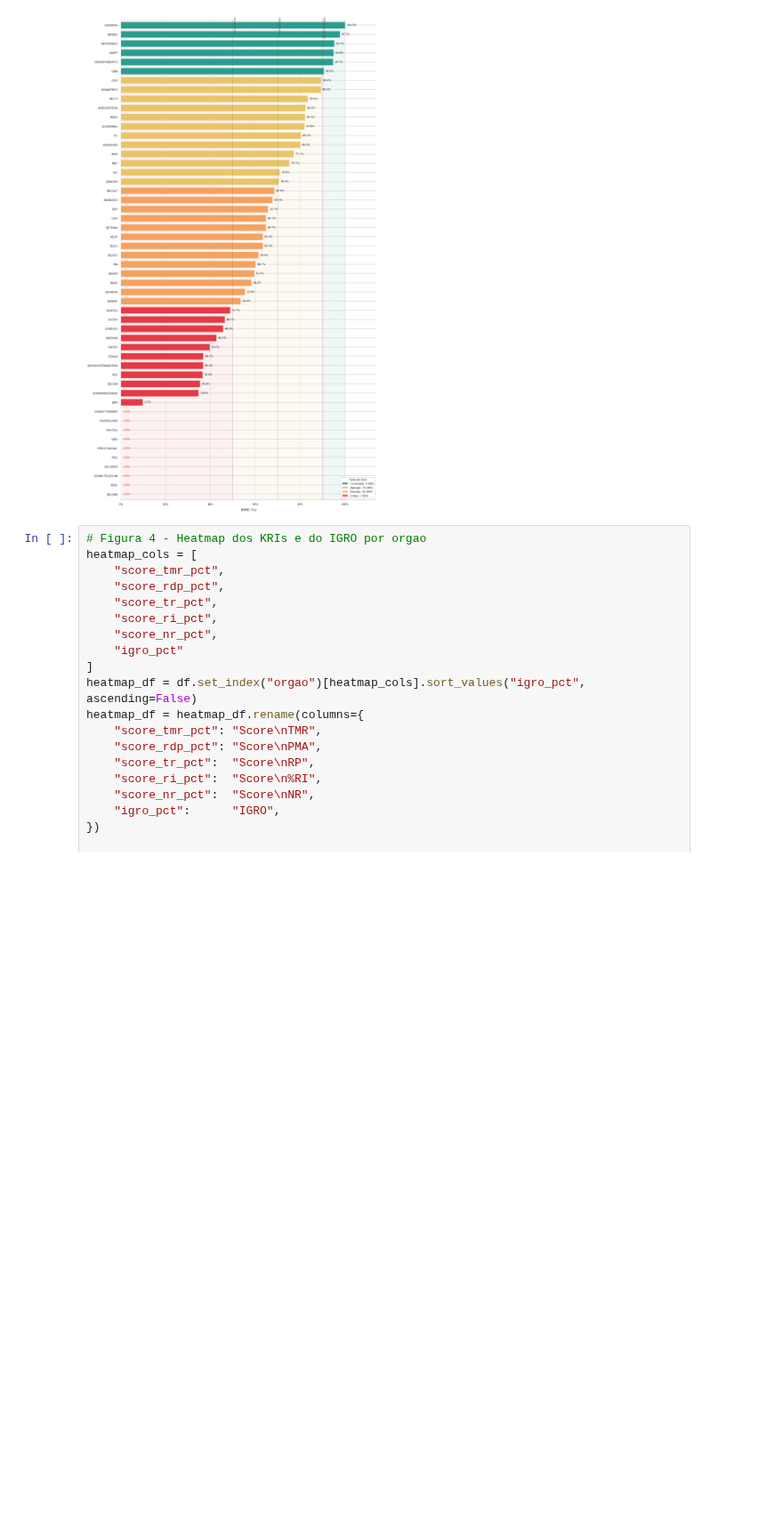
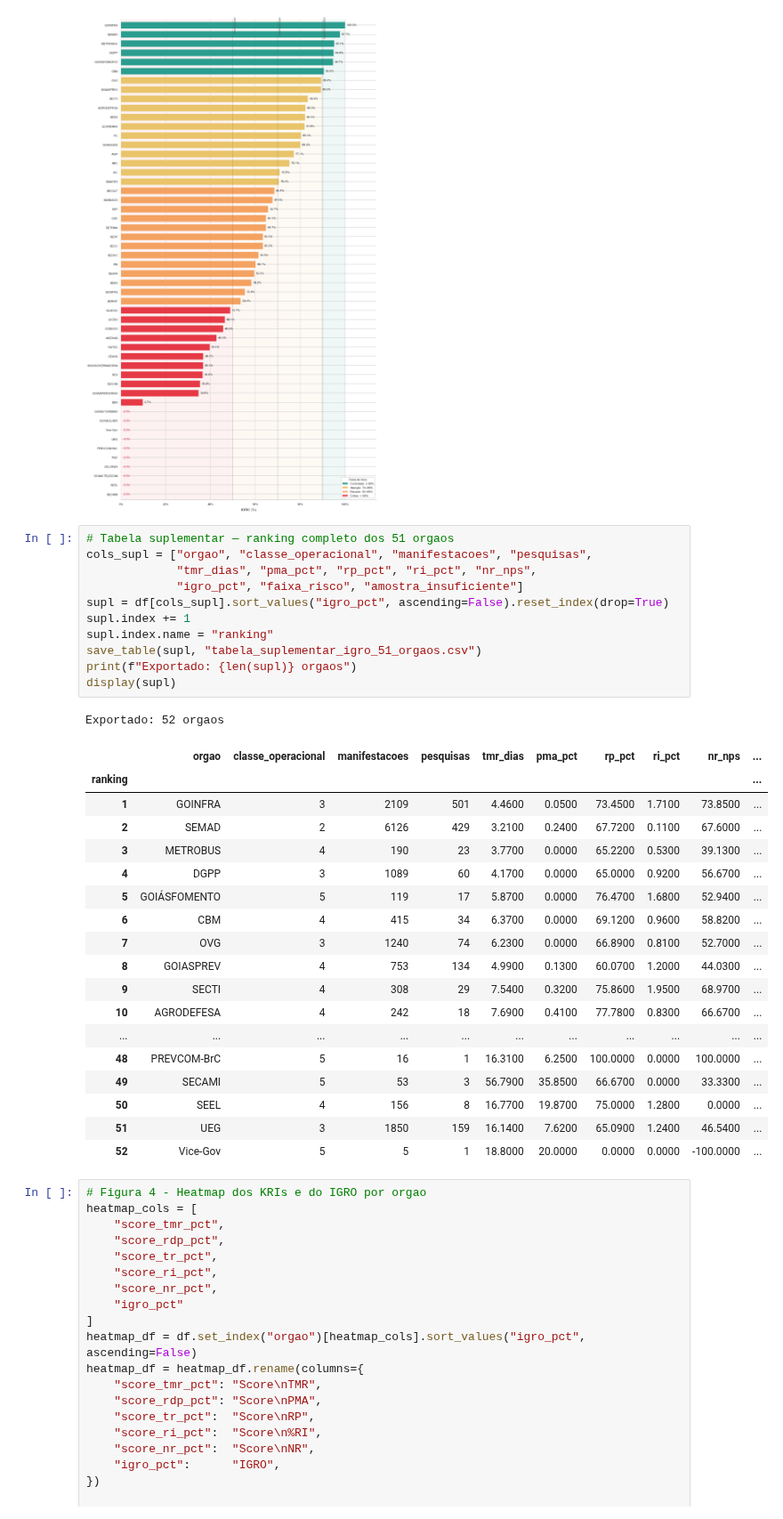
Before and after one commit to andrei-ascl/igro, a Jupyter notebook: 06_notebooks/exploracao/artigo_igro_graficos_tabelas.ipynb, the cells around one changed output. Shown at 89% size. Saved outputs shown, nothing was run; the diff lists cells and outputs as text; blank space fills up the shorter version.

```diff
--- a/06_notebooks/exploracao/artigo_igro_graficos_tabelas.ipynb
+++ b/06_notebooks/exploracao/artigo_igro_graficos_tabelas.ipynb
@@ -378,6 +375,37 @@ save_fig(fig, "grafico_6_distribuicao_igro_por_orgao.png")
 plt.show()
 # %% [output]
 [figure]
+# %%
+# Tabela suplementar — ranking completo dos 51 orgaos
+cols_supl = ["orgao", "classe_operacional", "manifestacoes", "pesquisas",
+             "tmr_dias", "pma_pct", "rp_pct", "ri_pct", "nr_nps",
+             "igro_pct", "faixa_risco", "amostra_insuficiente"]
+supl = df[cols_supl].sort_values("igro_pct", ascending=False).reset_index(drop=True)
+supl.index += 1
+supl.index.name = "ranking"
+save_table(supl, "tabela_suplementar_igro_51_orgaos.csv")
+print(f"Exportado: {len(supl)} orgaos")
+display(supl)
+# %% [output]
+Exportado: 52 orgaos
+|  | orgao | classe_operacional | manifestacoes | pesquisas | tmr_dias | pma_pct | rp_pct | ri_pct | nr_nps | ... |
+| ranking |  |  |  |  |  |  |  |  |  | ... |
+| 1 | GOINFRA | 3 | 2109 | 501 | 4.4600 | 0.0500 | 73.4500 | 1.7100 | 73.8500 | ... |
+| 2 | SEMAD | 2 | 6126 | 429 | 3.2100 | 0.2400 | 67.7200 | 0.1100 | 67.6000 | ... |
+| 3 | METROBUS | 4 | 190 | 23 | 3.7700 | 0.0000 | 65.2200 | 0.5300 | 39.1300 | ... |
+| 4 | DGPP | 3 | 1089 | 60 | 4.1700 | 0.0000 | 65.0000 | 0.9200 | 56.6700 | ... |
+| 5 | GOIÁSFOMENTO | 5 | 119 | 17 | 5.8700 | 0.0000 | 76.4700 | 1.6800 | 52.9400 | ... |
+| 6 | CBM | 4 | 415 | 34 | 6.3700 | 0.0000 | 69.1200 | 0.9600 | 58.8200 | ... |
+| 7 | OVG | 3 | 1240 | 74 | 6.2300 | 0.0000 | 66.8900 | 0.8100 | 52.7000 | ... |
+| 8 | GOIASPREV | 4 | 753 | 134 | 4.9900 | 0.1300 | 60.0700 | 1.2000 | 44.0300 | ... |
+| 9 | SECTI | 4 | 308 | 29 | 7.5400 | 0.3200 | 75.8600 | 1.9500 | 68.9700 | ... |
+| 10 | AGRODEFESA | 4 | 242 | 18 | 7.6900 | 0.4100 | 77.7800 | 0.8300 | 66.6700 | ... |
+| ... | ... | ... | ... | ... | ... | ... | ... | ... | ... | ... |
+| 48 | PREVCOM-BrC | 5 | 16 | 1 | 16.3100 | 6.2500 | 100.0000 | 0.0000 | 100.0000 | ... |
+| 49 | SECAMI | 5 | 53 | 3 | 56.7900 | 35.8500 | 66.6700 | 0.0000 | 33.3300 | ... |
+| 50 | SEEL | 4 | 156 | 8 | 16.7700 | 19.8700 | 75.0000 | 1.2800 | 0.0000 | ... |
+| 51 | UEG | 3 | 1850 | 159 | 16.1400 | 7.6200 | 65.0900 | 1.2400 | 46.5400 | ... |
+| 52 | Vice-Gov | 5 | 5 | 1 | 18.8000 | 20.0000 | 0.0000 | 0.0000 | -100.0000 | ... |
 # %%
 # Figura 4 - Heatmap dos KRIs e do IGRO por orgao
 heatmap_cols = [
```
Also changed, not shown: parts of 3 cells of this notebook, 1 other file.
